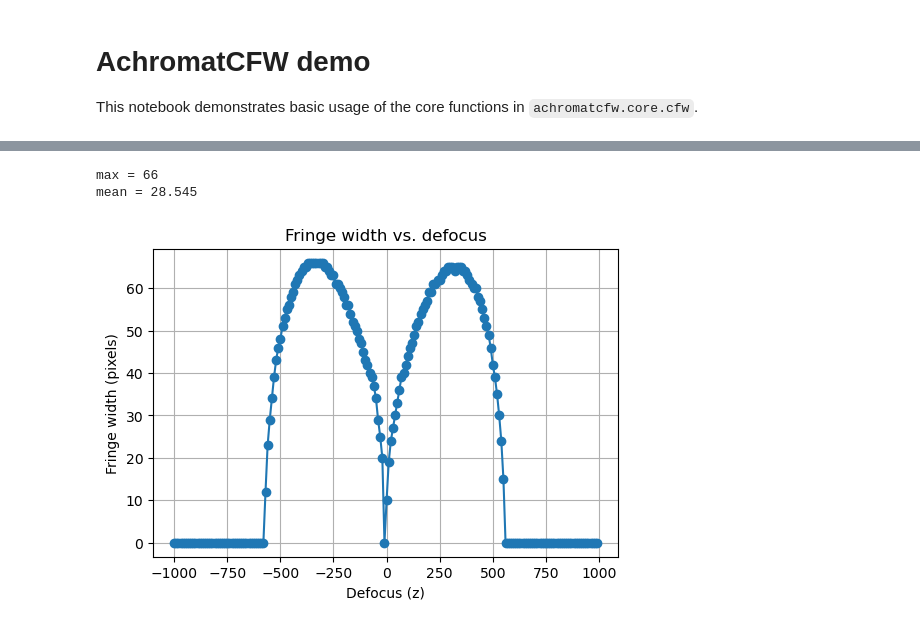
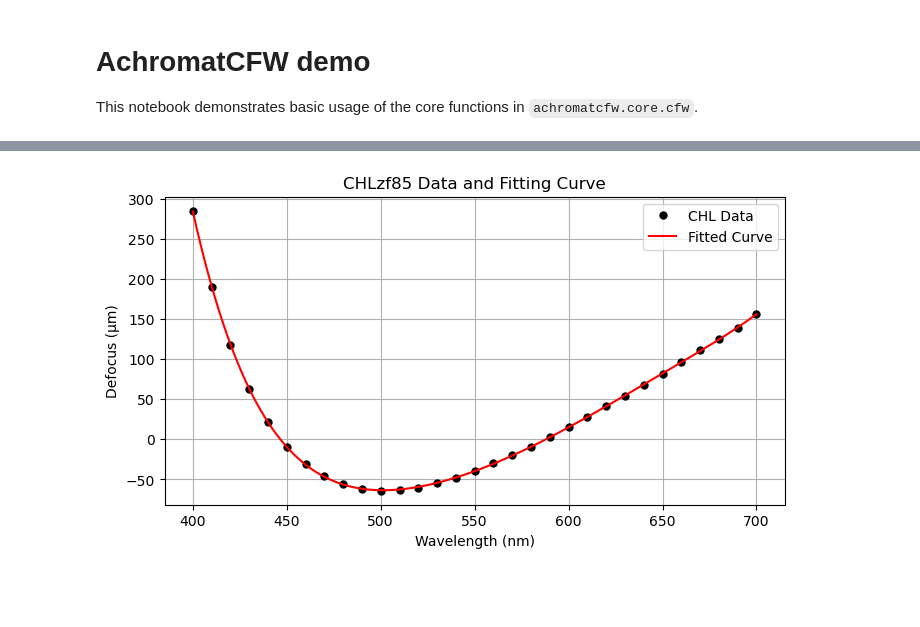
Before and after one commit to Leyangf/AchromatCFW, a Jupyter notebook: notebooks/cfw_demo.ipynb, the cells around one changed output, grey strips where cells are left out. Drawn from its saved outputs; the diff is of its cells as text; code cells hidden in the pictures; blank space fills up the shorter version.

```diff
--- a/notebooks/cfw_demo.ipynb
+++ b/notebooks/cfw_demo.ipynb
@@ -46,22 +20,0 @@ plt.show()
-# %%
-# Compute fringe width as a function of defocus
-z_vals = np.arange(-1000, 1000, 10)
-widths = [Farbsaumbreite(z, CHLdata=CHLdata) for z in z_vals]
-
-max_width  = np.max(widths)   # 最大值
-mean_width = np.mean(widths)  # 平均值
-
-print("max =", max_width)
-print("mean =", mean_width)
-
-plt.figure(figsize=(6, 4))
-plt.plot(z_vals, widths, marker='o')
-plt.xlabel('Defocus (z)')
-plt.ylabel('Fringe width (pixels)')
-plt.title('Fringe width vs. defocus')
-plt.grid(True)
-plt.show()
-# %% [output]
-max = 66
-mean = 28.545
-[figure, removed]
@@ -67,0 +36,31 @@ mean = 28.545
+# %%
+focal_shift_curve = _load_defocus()  # Load defocus data from file
+wl = focal_shift_curve[:, 0]  # Load wavelength data
+CHLdata  = focal_shift_curve[:, 1] # Load focal shift data
+
+prods = channel_products()
+sensor_map = {
+    "R": prods["red"][:, 1],
+    "G": prods["green"][:, 1],
+    "B": prods["blue"][:, 1],
+}
+# %%
+CHL_coeffs = np.polyfit(wl, CHLdata, 6)
+
+def CHLFit(x):
+    return np.polyval(CHL_coeffs, x)
+
+wl_fit = np.linspace(400, 700, 300)
+CHL_fit = CHLFit(wl_fit)
+
+plt.figure(figsize=(8, 4))
+plt.plot(wl, CHLdata, 'o', markersize=5, color='black', label='CHL Data')
+plt.plot(wl_fit, CHL_fit, '-', color='red', label='Fitted Curve')
+plt.title('CHLzf85 Data and Fitting Curve')
+plt.xlabel('Wavelength (nm)')
+plt.ylabel('Defocus (µm)')
+plt.legend()
+plt.grid(True)
+plt.show()
+# %% [output]
+[figure, added]
```
Also changed, not shown: parts of 7 cells of this notebook, 6 other files.
